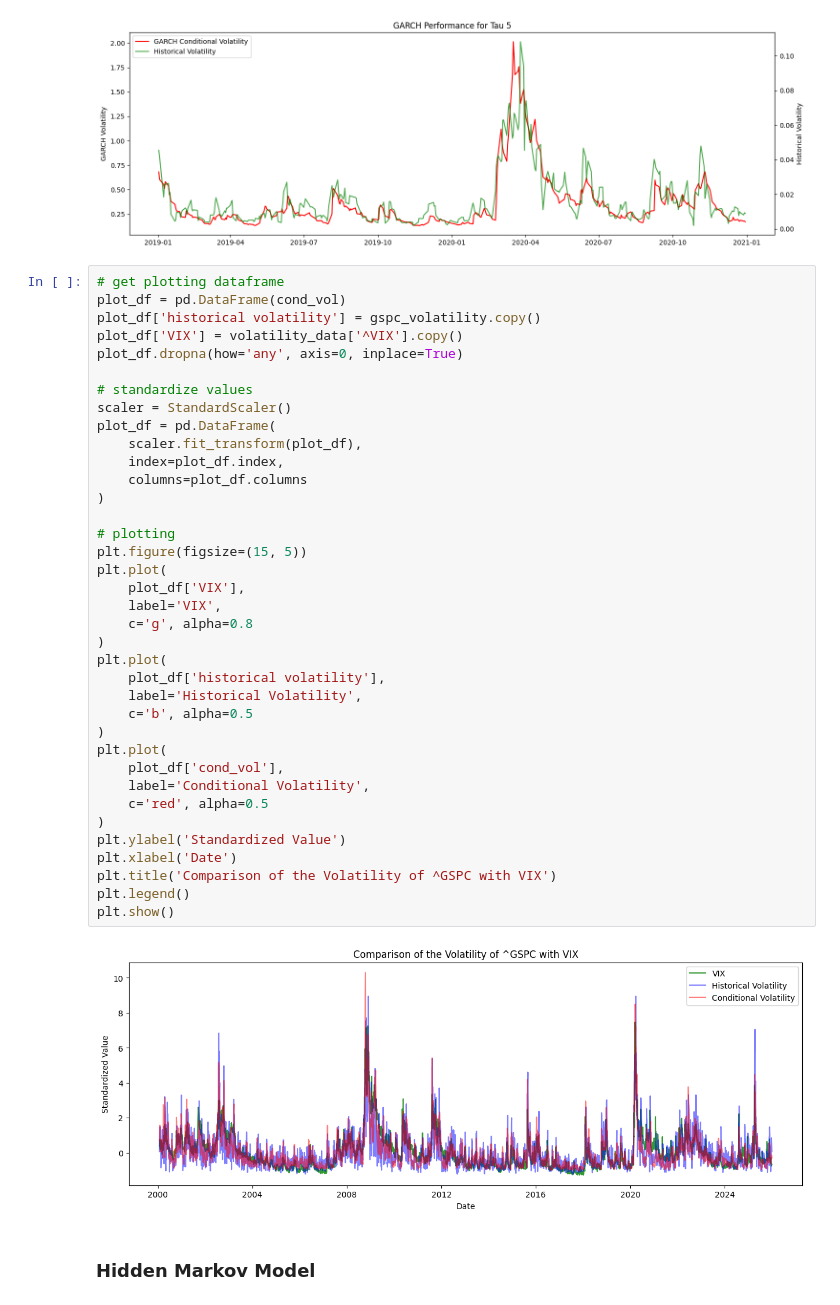
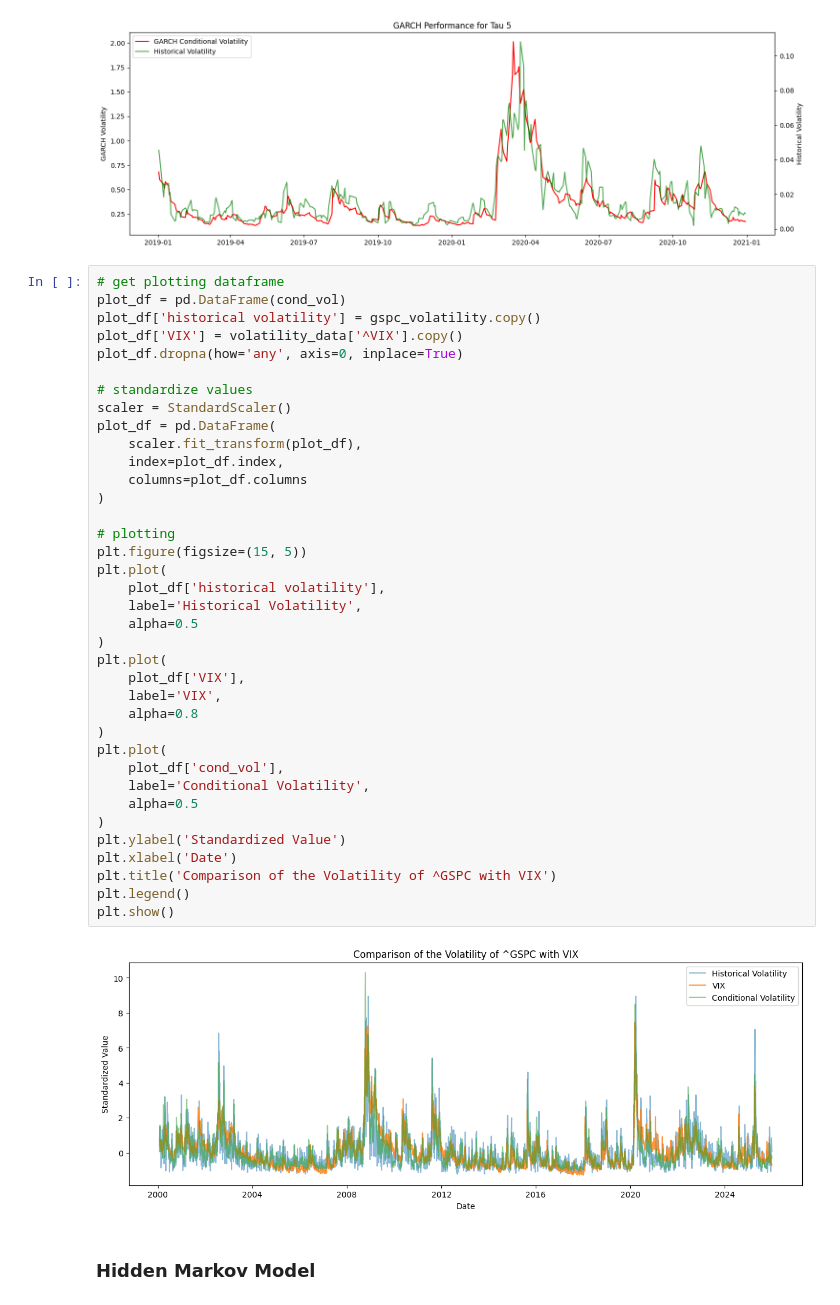
Before and after one commit to donnafaithhh/LP-Norms-and-Volatility, a Jupyter notebook: 02 VIX experiments.ipynb, the cells around one changed output. Cells and saved outputs as stored; diff of their text form.

```diff
--- a/02 VIX experiments.ipynb
+++ b/02 VIX experiments.ipynb
@@ -245,40 +244,40 @@ plt.show()
 # get plotting dataframe
 plot_df = pd.DataFrame(cond_vol)
 plot_df['historical volatility'] = gspc_volatility.copy()
 plot_df['VIX'] = volatility_data['^VIX'].copy()
 plot_df.dropna(how='any', axis=0, inplace=True)
 
 # standardize values
 scaler = StandardScaler()
 plot_df = pd.DataFrame(
     scaler.fit_transform(plot_df),
     index=plot_df.index,
     columns=plot_df.columns
 )
 
 # plotting
 plt.figure(figsize=(15, 5))
 plt.plot(
+    plot_df['historical volatility'],
+    label='Historical Volatility',
+    alpha=0.5
+)
+plt.plot(
     plot_df['VIX'],
     label='VIX',
-    c='g', alpha=0.8
-)
-plt.plot(
-    plot_df['historical volatility'],
-    label='Historical Volatility',
-    c='b', alpha=0.5
+    alpha=0.8
 )
 plt.plot(
     plot_df['cond_vol'],
     label='Conditional Volatility',
-    c='red', alpha=0.5
+    alpha=0.5
 )
 plt.ylabel('Standardized Value')
 plt.xlabel('Date')
 plt.title('Comparison of the Volatility of ^GSPC with VIX')
 plt.legend()
 plt.show()
 # %% [output]
-[figure, old version]
+[figure, new version]
 # %% [markdown]
 ### Hidden Markov Model
```
Also changed, not shown: parts of 3 cells of this notebook.
